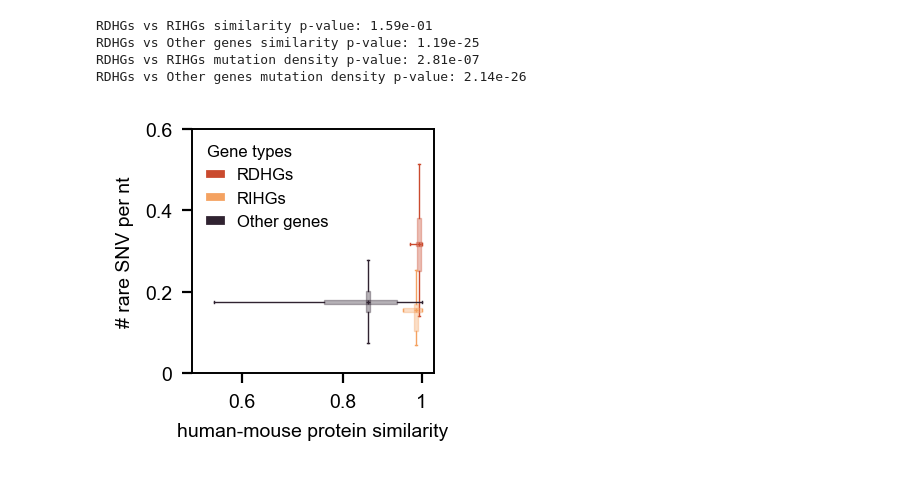
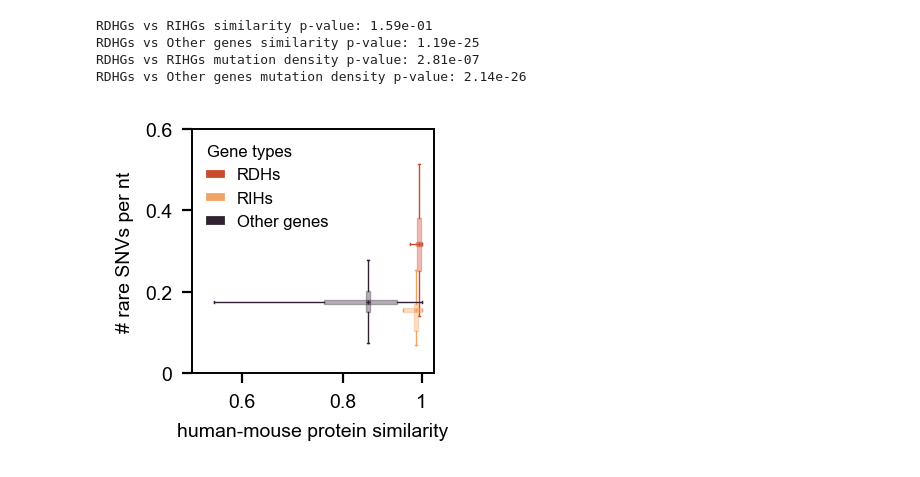
Before and after one commit to JuseTiZ/RDH_mutation_analysis, a Jupyter notebook: figures/Fig1/fig1_b.ipynb, the cells around one changed output. Saved outputs shown, nothing was run; the diff lists cells and outputs as text; code cells hidden in the pictures.

```diff
--- a/figures/Fig1/fig1_b.ipynb
+++ b/figures/Fig1/fig1_b.ipynb
@@ -129,34 +129,34 @@ for gene in ['RIHGs', 'Other genes']:
     print(f"RDHGs vs {gene} similarity p-value: {p_value:.2e}")
 # RDHGs vs other genes (density)
 rdhg_density = dfm[dfm["GeneType"] == "RDHGs"]["mutation density"].dropna()
 for gene in ['RIHGs', 'Other genes']:
     other_density = dfm[dfm["GeneType"] == gene]["mutation density"].dropna()
     _, p_value = mannwhitneyu(rdhg_density, other_density, alternative='two-sided')
     print(f"RDHGs vs {gene} mutation density p-value: {p_value:.2e}")
 
 # Finalize plot
 ax.set_xlabel('human-mouse protein similarity')
-ax.set_ylabel('# rare SNV per nt')
+ax.set_ylabel('# rare SNVs per nt')
 ax.legend(
     handles=[
-        mpl.patches.Patch(color=palette['RDHGs'], label='RDHGs'),
-        mpl.patches.Patch(color=palette['RIHGs'], label='RIHGs'),
+        mpl.patches.Patch(color=palette['RDHGs'], label='RDHs'),
+        mpl.patches.Patch(color=palette['RIHGs'], label='RIHs'),
         mpl.patches.Patch(color=palette['Other genes'], label='Other genes')
     ],
     loc='upper left',
     fontsize=6,
     frameon=False,
     handlelength=1,
     handleheight=0.1,
     title='Gene types',
     title_fontsize=6,
     alignment='left',
     # bbox_to_anchor=(0.8, 1)
 )
 plt.tight_layout()
 # %% [output]
 RDHGs vs RIHGs similarity p-value: 1.59e-01
 RDHGs vs Other genes similarity p-value: 1.19e-25
 RDHGs vs RIHGs mutation density p-value: 2.81e-07
 RDHGs vs Other genes mutation density p-value: 2.14e-26
-[figure, old version]
+[figure, new version]
```
Also changed, not shown: 3 other files.
